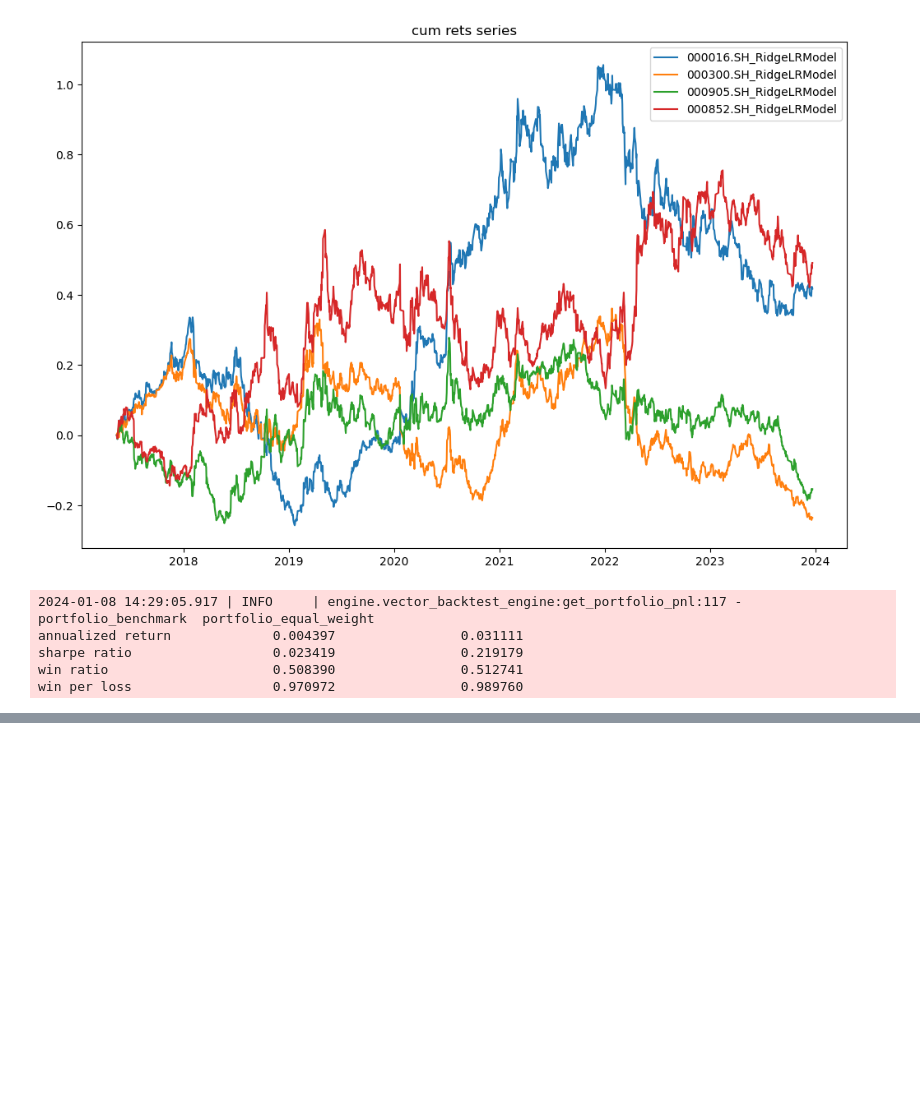
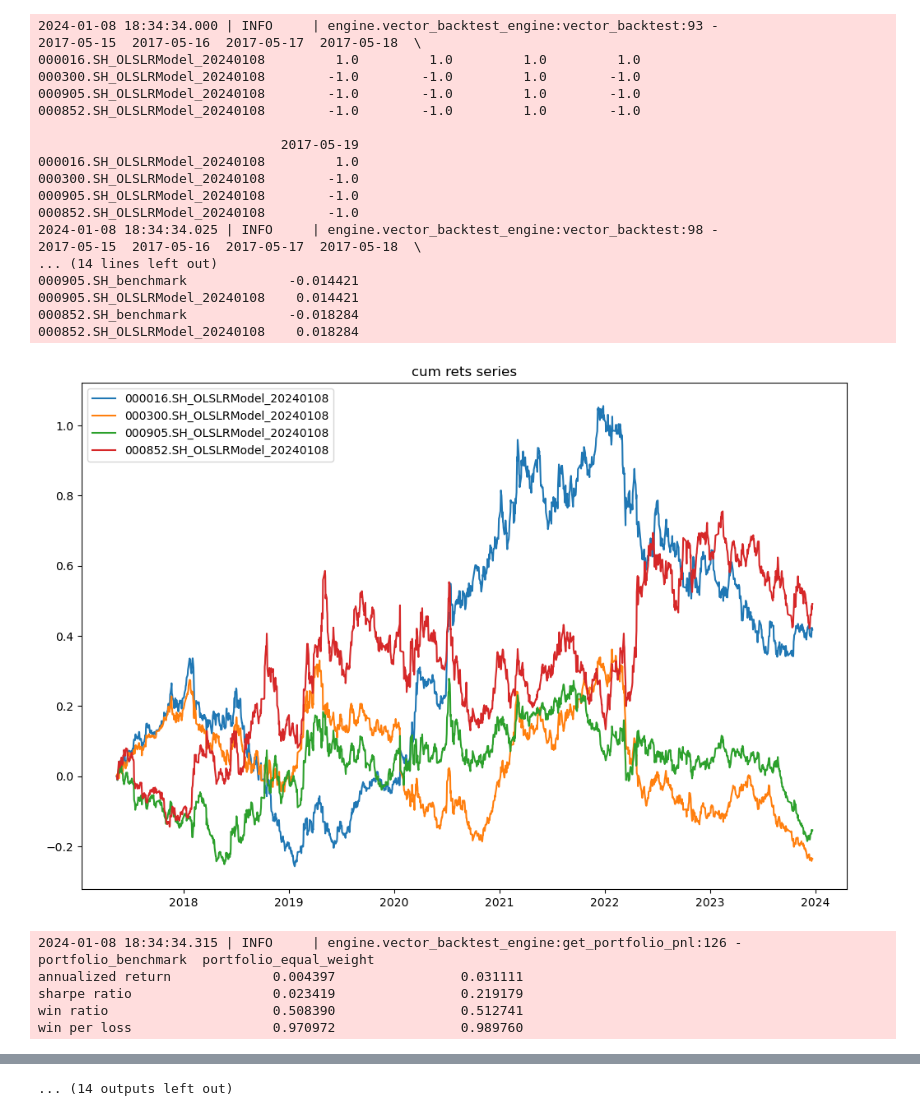
Before and after one commit to hjzgithub/HappyQuantTest, a Jupyter notebook: happyquant/test.ipynb, the cells around one changed output, grey strips where cells are left out. Drawn from its saved outputs; the diff is of its cells as text; code cells hidden in the pictures; blank space fills up the shorter version.

```diff
--- a/happyquant/test.ipynb
+++ b/happyquant/test.ipynb
@@ -1,9 +1,17 @@
 # %%
 from strategies.StockIndexStrategy import StockIndexStrategy
 # %%
+params_list = [
+    {'model_id': 'OLSLRModel_20240108'},
+    {'model_name': 'RidgeLRModel', 'model_id': 'RidgeLRModel_20240108'},
+    {'model_name': 'LogitsticModel', 'model_id': 'combo_20240108'}
+]
+factor_names = ['TrendFollowing', 'TrendReverse']
+contracts = ['000016.SH', '000300.SH', '000905.SH', '000852.SH']
+
 mystrategy = StockIndexStrategy()
-mystrategy.run_backtest(factor_names = ['TrendFollowing', 'TrendReverse'],
-                     contracts = ['000016.SH', '000300.SH', '000905.SH', '000852.SH'],
-                     chosen_model_id = 'RidgeLRModel', # 如何修改成多模型
-                     leverage = 1.0)
+for new_param in params_list:
+    mystrategy.set_params(**new_param)
+    mystrategy.run_backtest(factor_names, contracts)
+    mystrategy.portfolio_backtest(new_param['model_id'], leverage=1.0)
 # %% [output]
@@ -82,7 +90,25 @@ annualized costs                               NaN                0.049649
+2024-01-08 18:34:34.000 | INFO     | engine.vector_backtest_engine:vector_backtest:93 -                                2017-05-15  2017-05-16  2017-05-17  2017-05-18  \
+000016.SH_OLSLRModel_20240108         1.0         1.0         1.0         1.0
+000300.SH_OLSLRModel_20240108        -1.0        -1.0         1.0        -1.0
+000905.SH_OLSLRModel_20240108        -1.0        -1.0         1.0        -1.0
+000852.SH_OLSLRModel_20240108        -1.0        -1.0         1.0        -1.0
+
+                               2017-05-19
+000016.SH_OLSLRModel_20240108         1.0
+000300.SH_OLSLRModel_20240108        -1.0
+000905.SH_OLSLRModel_20240108        -1.0
+000852.SH_OLSLRModel_20240108        -1.0
+2024-01-08 18:34:34.025 | INFO     | engine.vector_backtest_engine:vector_backtest:98 -                                2017-05-15  2017-05-16  2017-05-17  2017-05-18  \
+... (14 lines left out)
+000905.SH_benchmark             -0.014421
+000905.SH_OLSLRModel_20240108    0.014421
+000852.SH_benchmark             -0.018284
+000852.SH_OLSLRModel_20240108    0.018284
-[figure, old version]
+[figure, new version]
-2024-01-08 14:29:05.917 | INFO     | engine.vector_backtest_engine:get_portfolio_pnl:117 -                    portfolio_benchmark  portfolio_equal_weight
-annualized return             0.004397                0.031111
-sharpe ratio                  0.023419                0.219179
-win ratio                     0.508390                0.512741
-win per loss                  0.970972                0.989760
+2024-01-08 18:34:34.315 | INFO     | engine.vector_backtest_engine:get_portfolio_pnl:126 -                    portfolio_benchmark  portfolio_equal_weight
+annualized return             0.004397                0.031111
+sharpe ratio                  0.023419                0.219179
+win ratio                     0.508390                0.512741
+win per loss                  0.970972                0.989760
 [figure]
+... (14 outputs left out)
```
Also changed, not shown: parts of 1 cell of this notebook, 9 other files.
